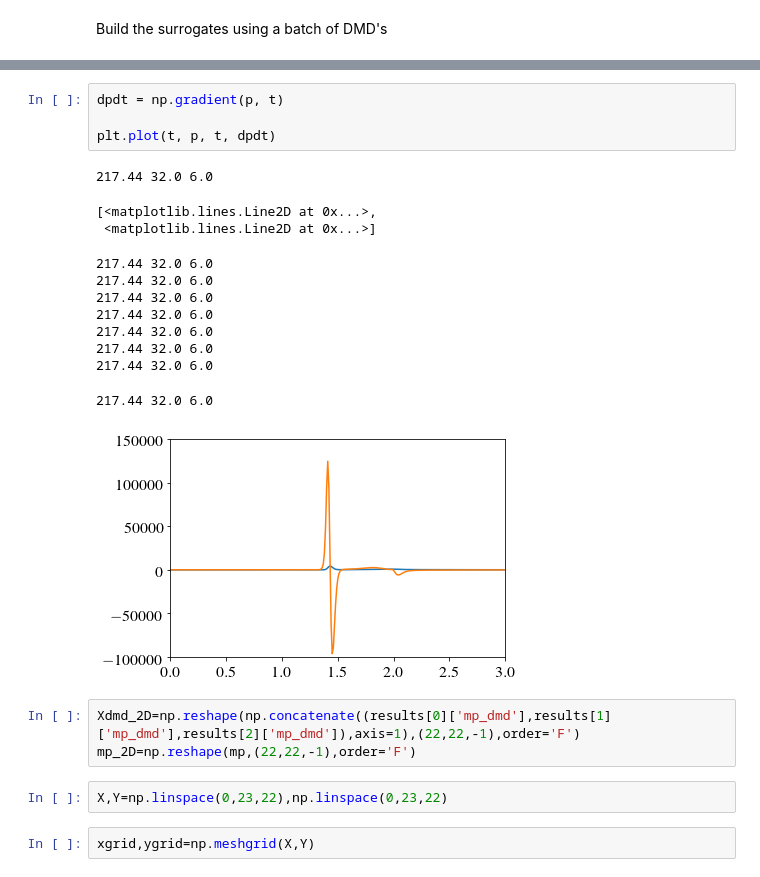
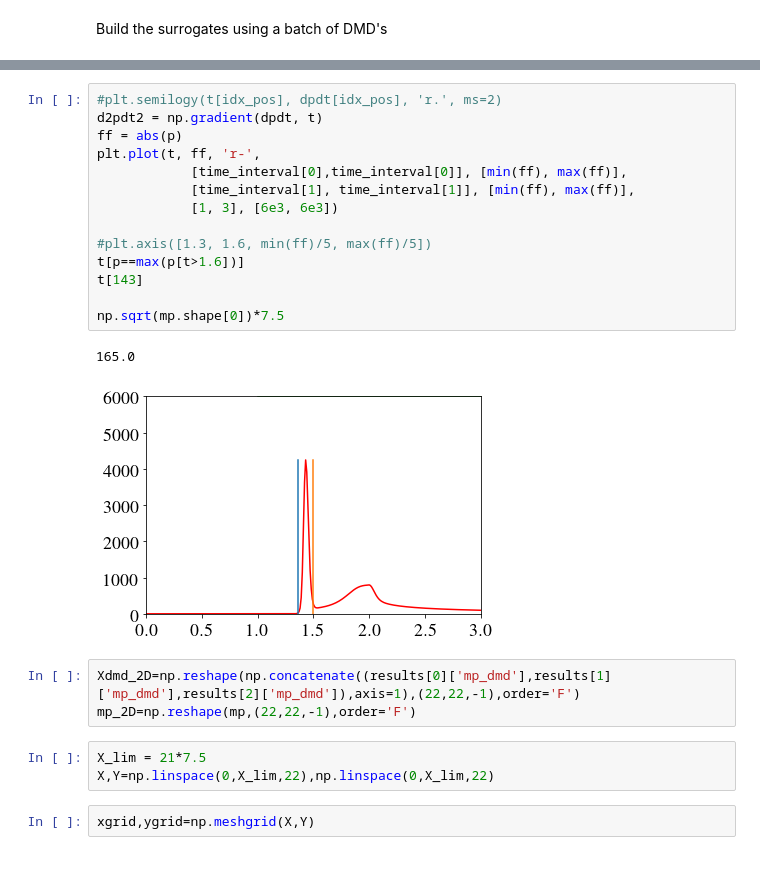
Before and after one commit to robertsj/dmd_lra_surrogate_ans, a Jupyter notebook: data/scripts/TransientDMD_surrogates-PyDMD_JOV_Latest.ipynb, the cells around one changed output, grey strips where cells are left out. Drawn from its saved outputs; the diff is of its cells as text.

```diff
--- a/data/scripts/TransientDMD_surrogates-PyDMD_JOV_Latest.ipynb
+++ b/data/scripts/TransientDMD_surrogates-PyDMD_JOV_Latest.ipynb
@@ -550,25 +173,26 @@ plt.savefig('../images/corepower.pdf')
-# %%
-dpdt = np.gradient(p, t)
-
-plt.plot(t, p, t, dpdt)
-# %% [output]
-217.44 32.0 6.0
-[<matplotlib.lines.Line2D at 0x...>,
- <matplotlib.lines.Line2D at 0x...>]
-217.44 32.0 6.0
-217.44 32.0 6.0
-217.44 32.0 6.0
-217.44 32.0 6.0
-217.44 32.0 6.0
-217.44 32.0 6.0
-217.44 32.0 6.0
-217.44 32.0 6.0
-[figure, removed]
+# %%
+#plt.semilogy(t[idx_pos], dpdt[idx_pos], 'r.', ms=2)
+d2pdt2 = np.gradient(dpdt, t)
+ff = abs(p)
+plt.plot(t, ff, 'r-',
+            [time_interval[0],time_interval[0]], [min(ff), max(ff)],
+            [time_interval[1], time_interval[1]], [min(ff), max(ff)],
+            [1, 3], [6e3, 6e3])
+
+#plt.axis([1.3, 1.6, min(ff)/5, max(ff)/5])
+t[p==max(p[t>1.6])]
+t[143]
+
+np.sqrt(mp.shape[0])*7.5
+# %% [output]
+165.0
+[figure, added]
 # %%
 Xdmd_2D=np.reshape(np.concatenate((results[0]['mp_dmd'],results[1]['mp_dmd'],results[2]['mp_dmd']),axis=1),(22,22,-1),order='F')
 mp_2D=np.reshape(mp,(22,22,-1),order='F')
 # %%
-X,Y=np.linspace(0,23,22),np.linspace(0,23,22)
+X_lim = 21*7.5
+X,Y=np.linspace(0,X_lim,22),np.linspace(0,X_lim,22)
 # %%
 xgrid,ygrid=np.meshgrid(X,Y)
 # %%
```
Also changed, not shown: parts of 29 cells of this notebook, 3 other files.
